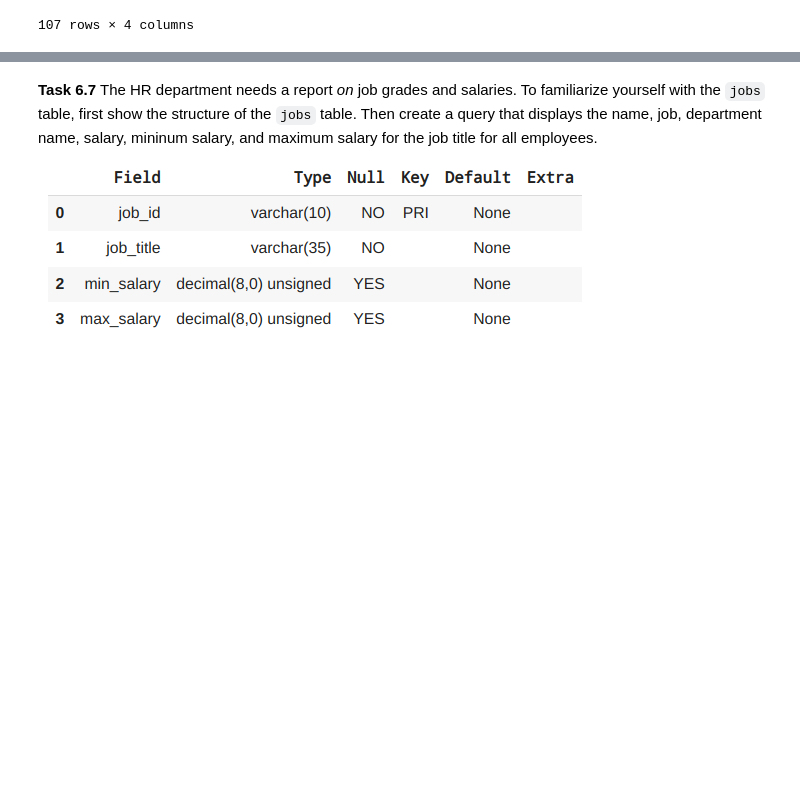
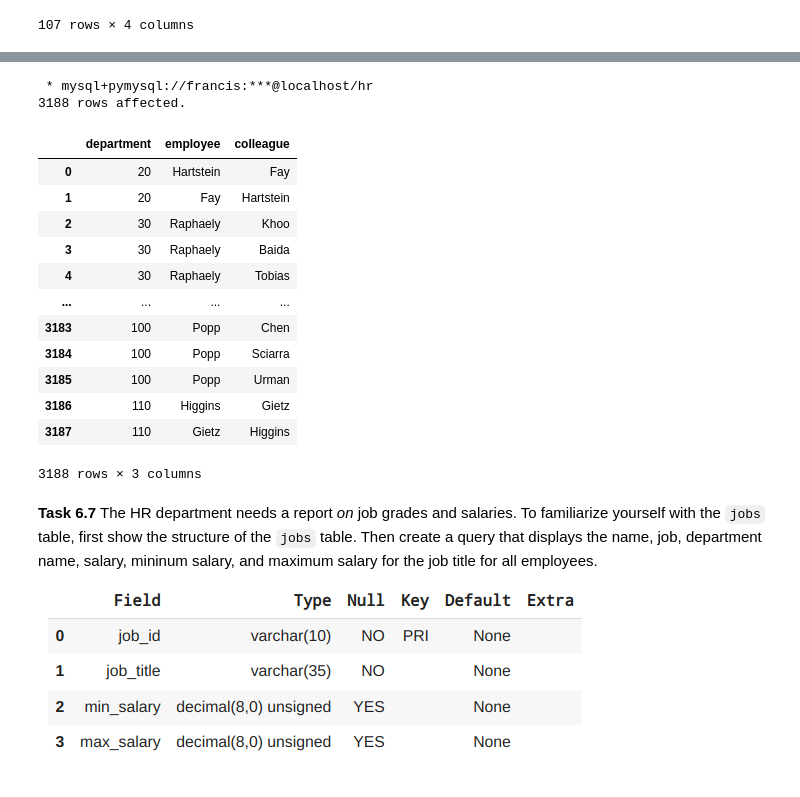
Before and after one commit to Ckodrad/CM3010-Database-Labs, a Jupyter notebook: Labs/MySQL Hand-On Lab.ipynb, the cells around one changed output, grey strips where cells are left out. Cells and saved outputs as stored; diff of their text form; code cells hidden in the pictures; blank space fills up the shorter version.

```diff
--- a/Labs/MySQL Hand-On Lab.ipynb
+++ b/Labs/MySQL Hand-On Lab.ipynb
@@ -743,3 +740,28 @@ numbers, and all the employees who work in the same department as a given employ
+# %%
+%%sql
+# Insert Your Code Here
+SELECT dept.department_id AS department, emp1.last_name AS employee, emp2.last_name AS colleague
+FROM employees emp1
+INNER JOIN departments dept ON emp1.department_id = dept.department_id
+INNER JOIN employees emp2 ON emp1.department_id = emp2.department_id
+WHERE emp1.last_name != emp2.last_name
+ORDER BY dept.department_id;
+# %% [output]
+ * mysql+pymysql://francis:***@localhost/hr
+3188 rows affected.
+|  | department | employee | colleague |
+| 0 | 20 | Hartstein | Fay |
+| 1 | 20 | Fay | Hartstein |
+| 2 | 30 | Raphaely | Khoo |
+| 3 | 30 | Raphaely | Baida |
+| 4 | 30 | Raphaely | Tobias |
+| ... | ... | ... | ... |
+| 3183 | 100 | Popp | Chen |
+| 3184 | 100 | Popp | Sciarra |
+| 3185 | 100 | Popp | Urman |
+| 3186 | 110 | Higgins | Gietz |
+| 3187 | 110 | Gietz | Higgins |
+3188 rows × 3 columns
 # %% [markdown]
 **Task 6.7** The HR department needs a report *on* job grades and salaries. To familiarize yourself with
 the <code>jobs</code> table, first show the structure of the <code>jobs</code> table. Then create a query that displays the name, job, department name, salary, mininum salary, and maximum salary for the job title for all employees.
```
Also changed, not shown: parts of 1 cell of this notebook.
